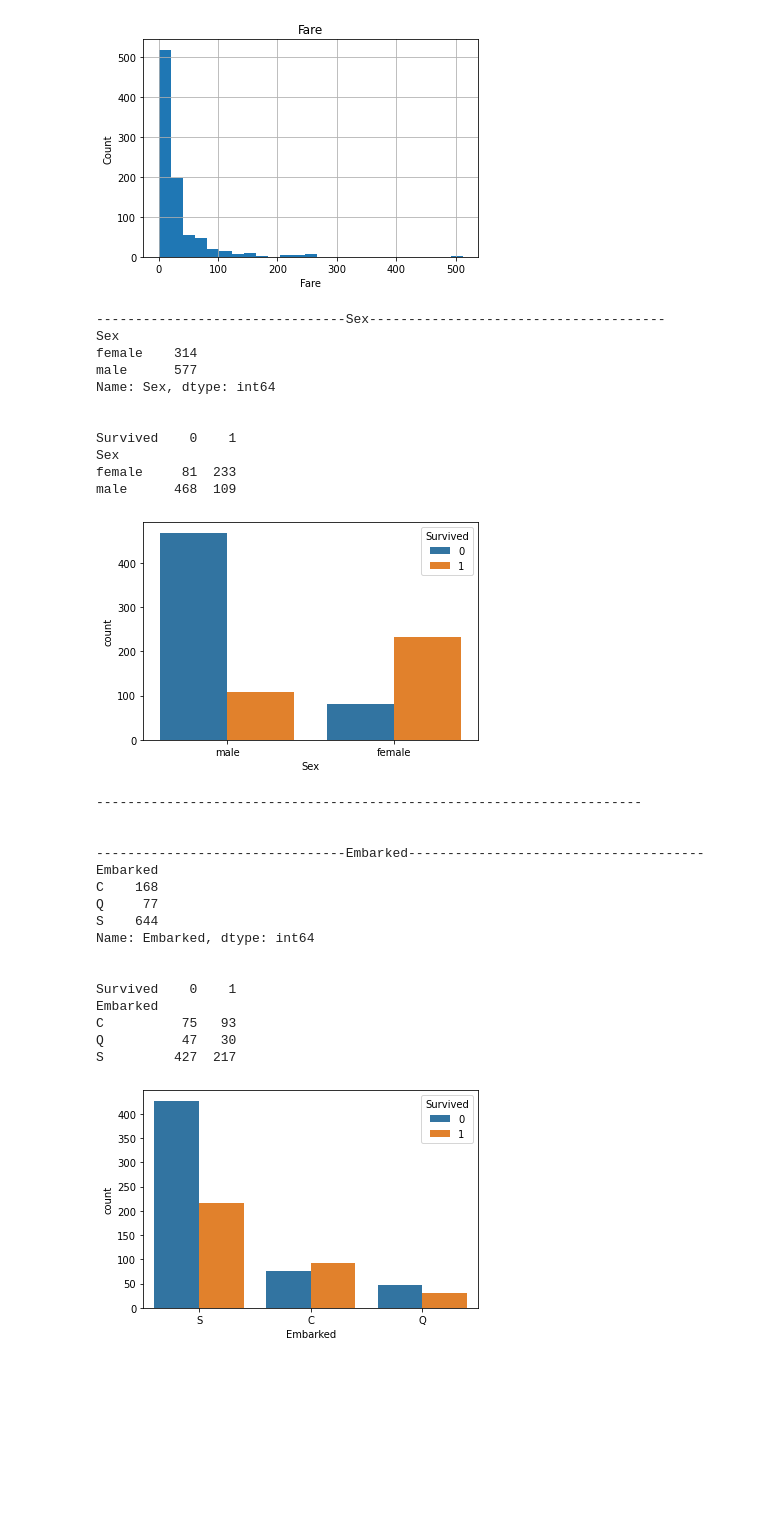
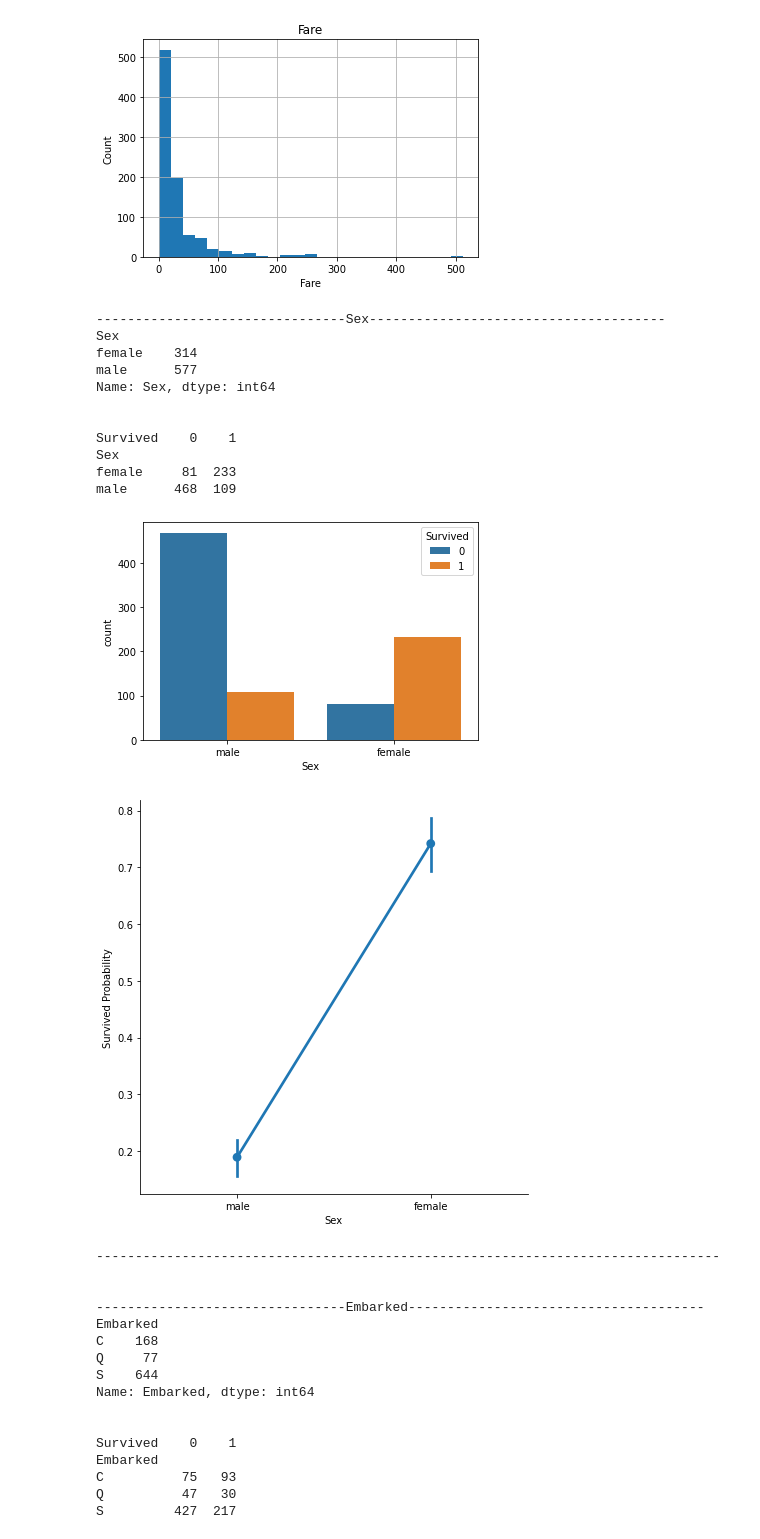
Before and after one commit to melwinmpk/python_datascience, a Jupyter notebook: TitanicDataSet_training/Main Note book/Exploratory Data Analysis.ipynb, the cells around one changed output. Cells and saved outputs as stored; diff of their text form; code cells hidden in the pictures; blank space fills up the shorter version.

```diff
--- a/TitanicDataSet_training/Main Note book/Exploratory Data Analysis.ipynb
+++ b/TitanicDataSet_training/Main Note book/Exploratory Data Analysis.ipynb
@@ -90,7 +88,7 @@ print("Continuous Numerical Variable Count : {}".format(len(continuous_numerical
 Continuous Numerical Variable Count : 2
 # %%
 for feature in continuous_numerical_feature:
-    data=test_data.copy()
+    data=train_data.copy()
     data[feature].hist(bins=25)
     plt.xlabel(feature)
     plt.ylabel("Count")
@@ -104,27 +102,31 @@ for feature in continuous_numerical_feature:
 # %%
 for feature in non_numerical_feature+discrete_numerical_feature:
     if feature != "Name" and feature != "Ticket" and feature != "Cabin" and feature != "Survived":
         print(f"--------------------------------{feature}--------------------------------------")
         print(train_data.groupby(feature)[feature].count())
         print("\n")
         print(pd.crosstab(train_data[feature], train_data["Survived"]))
         sns.countplot(feature, data = train_data, hue = 'Survived')
         plt.show()
-        print(f"----------------------------------------------------------------------\n\n")
+        g = sns.factorplot(x=feature, y="Survived", data=train_data, size=6)
+        g.set_ylabels("Survived Probability")
+        plt.show()
+        print(f"--------------------------------------------------------------------------------\n\n")
 # %% [output]
 --------------------------------Sex--------------------------------------
 Sex
 female    314
 male      577
 Name: Sex, dtype: int64
 
 
 Survived    0    1
 Sex
 female     81  233
 male      468  109
 [figure]
+[figure, new version]
-----------------------------------------------------------------------
+--------------------------------------------------------------------------------
 
 
 --------------------------------Embarked--------------------------------------
@@ -140,4 +142,3 @@ Embarked
 C          75   93
 Q          47   30
 S         427  217
-[figure, old version]
```
Also changed, not shown: parts of 6 cells of this notebook.
